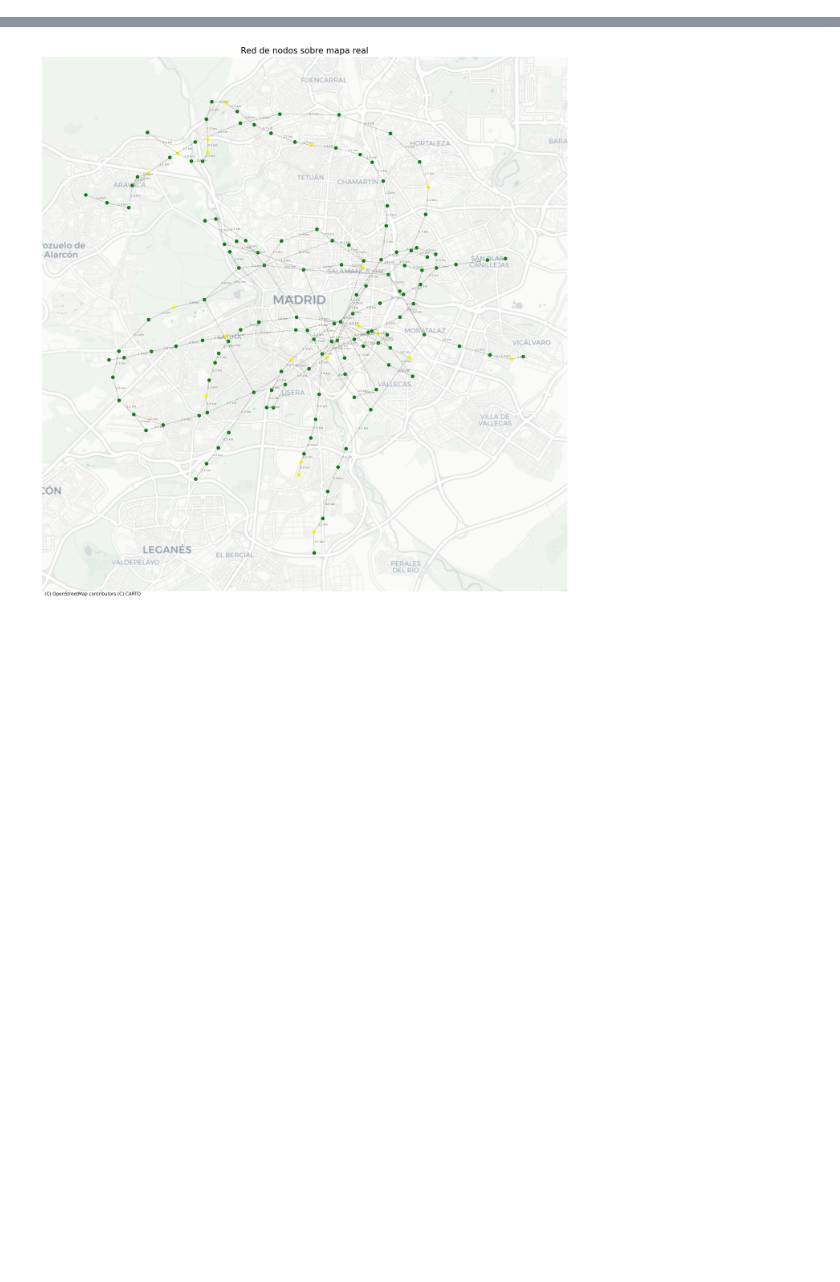
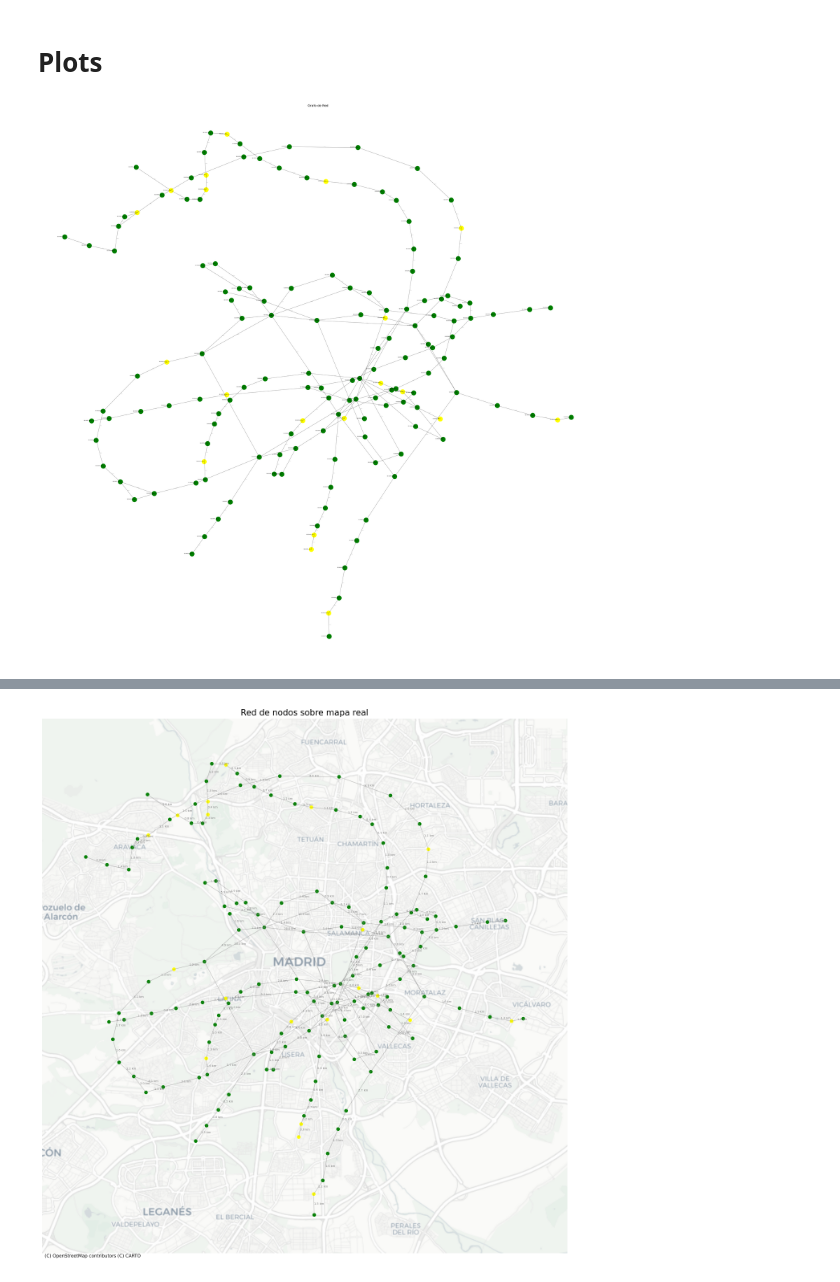
Before and after one commit to 6G-XTREME/PoF_Simulator, a Jupyter notebook: network_plotter/test_grapher.ipynb, the cells around one changed output, grey strips where cells are left out. Drawn from its saved outputs; the diff is of its cells as text; code cells hidden in the pictures; blank space fills up the shorter version.

```diff
--- a/network_plotter/test_grapher.ipynb
+++ b/network_plotter/test_grapher.ipynb
@@ -11,0 +213,2 @@ Remaining links: 174
+# %% [markdown]
+# Plots
@@ -12 +217,5 @@ Remaining links: 174
+# %%
+GraphCompletePlots.plot_without_map(graph)
+# %% [output]
+[figure, added]
 # %%
```
Also changed, not shown: parts of 14 cells of this notebook, 11 other files.
